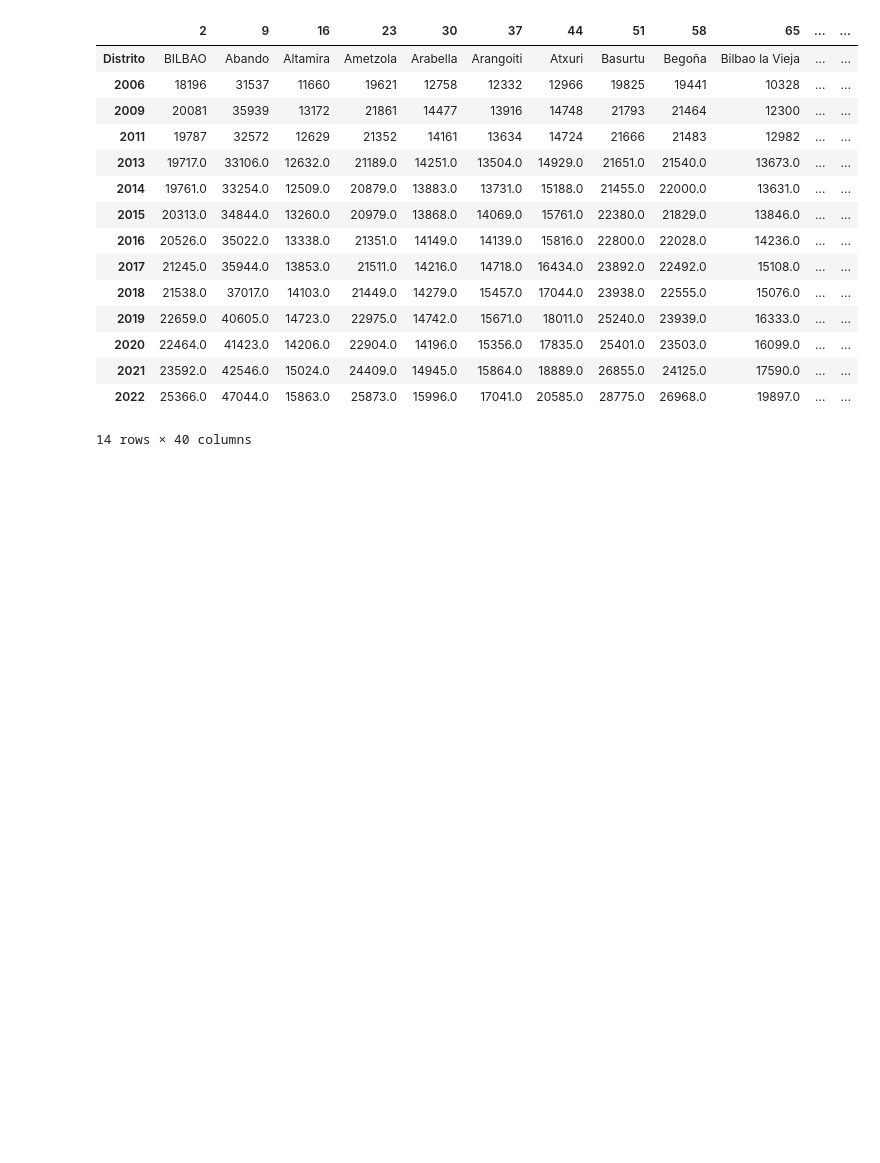
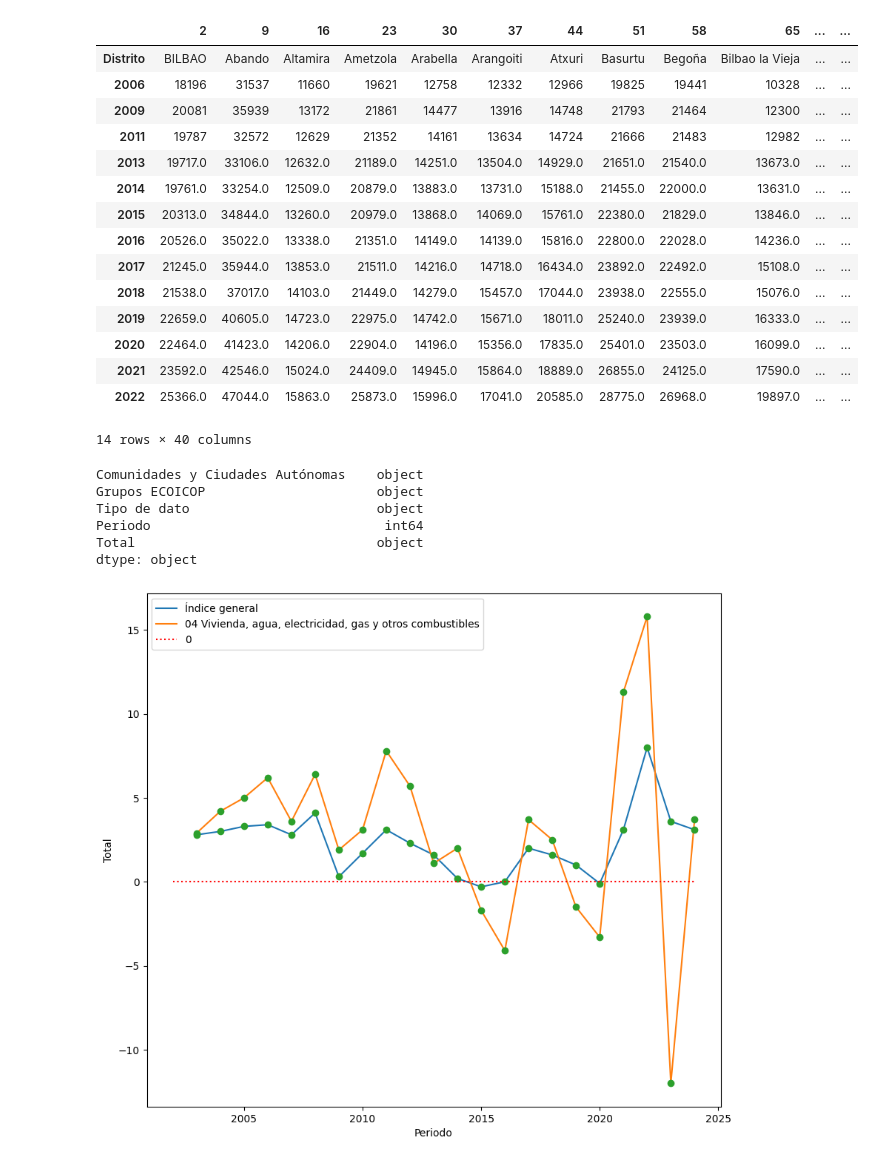
Before and after one commit to PacoFletcher/EDA, a Jupyter notebook: Rentas distritos Bilbao.ipynb, the cells around one changed output. Cells and saved outputs as stored; diff of their text form; code cells hidden in the pictures; blank space fills up the shorter version.

```diff
--- a/Rentas distritos Bilbao.ipynb
+++ b/Rentas distritos Bilbao.ipynb
@@ -390,3 +390,25 @@ bilbao_general.T
 | 2021 | 23592.0 | 42546.0 | 15024.0 | 24409.0 | 14945.0 | 15864.0 | 18889.0 | 26855.0 | 24125.0 | 17590.0 | ... | ... |
 | 2022 | 25366.0 | 47044.0 | 15863.0 | 25873.0 | 15996.0 | 17041.0 | 20585.0 | 28775.0 | 26968.0 | 19897.0 | ... | ... |
 14 rows × 40 columns
+# %%
+ipc.dtypes
+# %% [output]
+Comunidades y Ciudades Autónomas    object
+Grupos ECOICOP                      object
+Tipo de dato                        object
+Periodo                              int64
+Total                               object
+dtype: object
+# %%
+ipc["Total"] = ipc["Total"].str.replace(",",".")
+# %%
+ipc["Total"] = np.float64(ipc["Total"])
+# %%
+plt.figure(figsize = (10,9))
+sns.lineplot(data = ipc, x = "Periodo", y = "Total",  hue = "Grupos ECOICOP")
+#sns.catplot(data = ipc, x = "Periodo", y = "Total", hue = "Grupos ECOICOP");
+plt.plot( ipc["Periodo"], ipc["Total"], "o")
+#plt.ylim([-3,9])
+sns.lineplot(data = ipc[ipc["Grupos ECOICOP"] == "Índice general"], x = "Periodo", y = 0, linestyle = ":", color = "red", label = "0");
+# %% [output]
+[figure, added]
```
Also changed, not shown: parts of 5 cells of this notebook, 2 other files.
